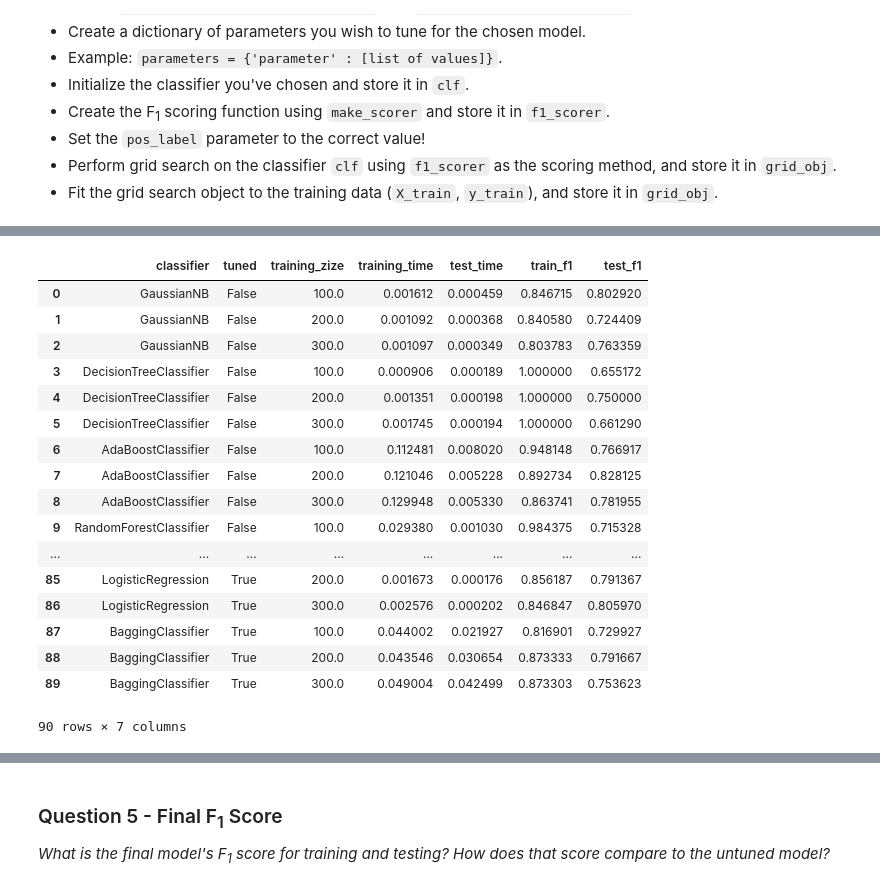
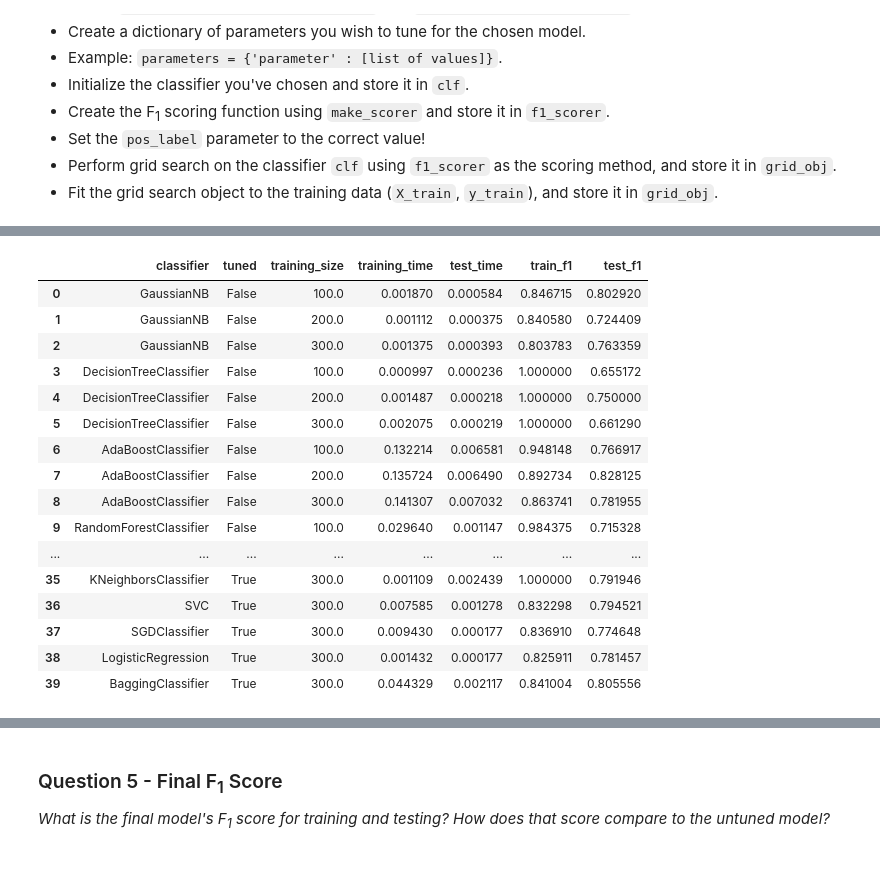
Before and after one commit to cjammi/machine-learning, a Jupyter notebook: projects/student_intervention/student_intervention.ipynb, the cells around one changed output, grey strips where cells are left out. Saved outputs shown, nothing was run; the diff lists cells and outputs as text; code cells hidden in the pictures.

```diff
--- a/projects/student_intervention/student_intervention.ipynb
+++ b/projects/student_intervention/student_intervention.ipynb
@@ -386,10 +386,13 @@ def train_predict2(clf, X_train, y_train, X_test, y_test, df, tuned):
     test_predict_time, test_F1 = predict_labels2(clf, X_test, y_test)
 
     # append it to the data frame
-    df.loc[len(df)] = [clf.__class__.__name__,
-                       tuned,
-                       len(X_train),
-                       training_time, test_predict_time, train_F1, test_F1]
+    clf_name = clf.__class__.__name__
+    training_size = len(X_train)
+    stat = [clf_name,tuned,training_size,training_time, test_predict_time, train_F1, test_F1]
+    if len(df.ix[(df.classifier==clf_name) & (df.training_size==training_size) & (df.tuned==tuned)])==0:
+        df.loc[len(df)] = stat
+    else:
+        df.ix[(df.classifier==clf_name) & (df.training_size==training_size) & df.tuned==tuned] = stat
 
 
 def exec_train_predict(classifiers, data, X_test, y_test, df, tuned=False):
@@ -476,7 +479,7 @@ y_train_300 = y_train
 
 data = np.array([[X_train_100, y_train_100], [X_train_200, y_train_200], [X_train_300, y_train_300]])
 # %%
-columns=['classifier', 'tuned', 'training_zize', 'training_time', 'test_time', 'train_f1', 'test_f1']
+columns=['classifier', 'tuned', 'training_size', 'training_time', 'test_time', 'train_f1', 'test_f1']
 # Assign data types
 df = pd.DataFrame(columns=columns)
 # %%
@@ -728,21 +716,21 @@ RandomForestClassifier(bootstrap=True, class_weight=None, criterion='entropy',
 # %%
-exec_train_predict(classifiers, data, X_test, y_test, df, tuned=True)
+data_tune = np.array([[X_train, y_train]])
+exec_train_predict(tuned_classifiers, data_tune, X_test, y_test, df, tuned=True)
 # %% [output]
-|  | classifier | tuned | training_zize | training_time | test_time | train_f1 | test_f1 |
-| 0 | GaussianNB | False | 100.0 | 0.001612 | 0.000459 | 0.846715 | 0.802920 |
-| 1 | GaussianNB | False | 200.0 | 0.001092 | 0.000368 | 0.840580 | 0.724409 |
-| 2 | GaussianNB | False | 300.0 | 0.001097 | 0.000349 | 0.803783 | 0.763359 |
-| 3 | DecisionTreeClassifier | False | 100.0 | 0.000906 | 0.000189 | 1.000000 | 0.655172 |
-| 4 | DecisionTreeClassifier | False | 200.0 | 0.001351 | 0.000198 | 1.000000 | 0.750000 |
-| 5 | DecisionTreeClassifier | False | 300.0 | 0.001745 | 0.000194 | 1.000000 | 0.661290 |
-| 6 | AdaBoostClassifier | False | 100.0 | 0.112481 | 0.008020 | 0.948148 | 0.766917 |
-| 7 | AdaBoostClassifier | False | 200.0 | 0.121046 | 0.005228 | 0.892734 | 0.828125 |
-| 8 | AdaBoostClassifier | False | 300.0 | 0.129948 | 0.005330 | 0.863741 | 0.781955 |
-| 9 | RandomForestClassifier | False | 100.0 | 0.029380 | 0.001030 | 0.984375 | 0.715328 |
+|  | classifier | tuned | training_size | training_time | test_time | train_f1 | test_f1 |
+| 0 | GaussianNB | False | 100.0 | 0.001870 | 0.000584 | 0.846715 | 0.802920 |
+| 1 | GaussianNB | False | 200.0 | 0.001112 | 0.000375 | 0.840580 | 0.724409 |
+| 2 | GaussianNB | False | 300.0 | 0.001375 | 0.000393 | 0.803783 | 0.763359 |
+| 3 | DecisionTreeClassifier | False | 100.0 | 0.000997 | 0.000236 | 1.000000 | 0.655172 |
+| 4 | DecisionTreeClassifier | False | 200.0 | 0.001487 | 0.000218 | 1.000000 | 0.750000 |
+| 5 | DecisionTreeClassifier | False | 300.0 | 0.002075 | 0.000219 | 1.000000 | 0.661290 |
+| 6 | AdaBoostClassifier | False | 100.0 | 0.132214 | 0.006581 | 0.948148 | 0.766917 |
+| 7 | AdaBoostClassifier | False | 200.0 | 0.135724 | 0.006490 | 0.892734 | 0.828125 |
+| 8 | AdaBoostClassifier | False | 300.0 | 0.141307 | 0.007032 | 0.863741 | 0.781955 |
+| 9 | RandomForestClassifier | False | 100.0 | 0.029640 | 0.001147 | 0.984375 | 0.715328 |
 | ... | ... | ... | ... | ... | ... | ... | ... |
-| 85 | LogisticRegression | True | 200.0 | 0.001673 | 0.000176 | 0.856187 | 0.791367 |
-| 86 | LogisticRegression | True | 300.0 | 0.002576 | 0.000202 | 0.846847 | 0.805970 |
-| 87 | BaggingClassifier | True | 100.0 | 0.044002 | 0.021927 | 0.816901 | 0.729927 |
-| 88 | BaggingClassifier | True | 200.0 | 0.043546 | 0.030654 | 0.873333 | 0.791667 |
-| 89 | BaggingClassifier | True | 300.0 | 0.049004 | 0.042499 | 0.873303 | 0.753623 |
+| 35 | KNeighborsClassifier | True | 300.0 | 0.001109 | 0.002439 | 1.000000 | 0.791946 |
+| 36 | SVC | True | 300.0 | 0.007585 | 0.001278 | 0.832298 | 0.794521 |
+| 37 | SGDClassifier | True | 300.0 | 0.009430 | 0.000177 | 0.836910 | 0.774648 |
+| 38 | LogisticRegression | True | 300.0 | 0.001432 | 0.000177 | 0.825911 | 0.781457 |
+| 39 | BaggingClassifier | True | 300.0 | 0.044329 | 0.002117 | 0.841004 | 0.805556 |
-90 rows × 7 columns
```
Also changed, not shown: parts of 12 cells of this notebook, 1 other file.
